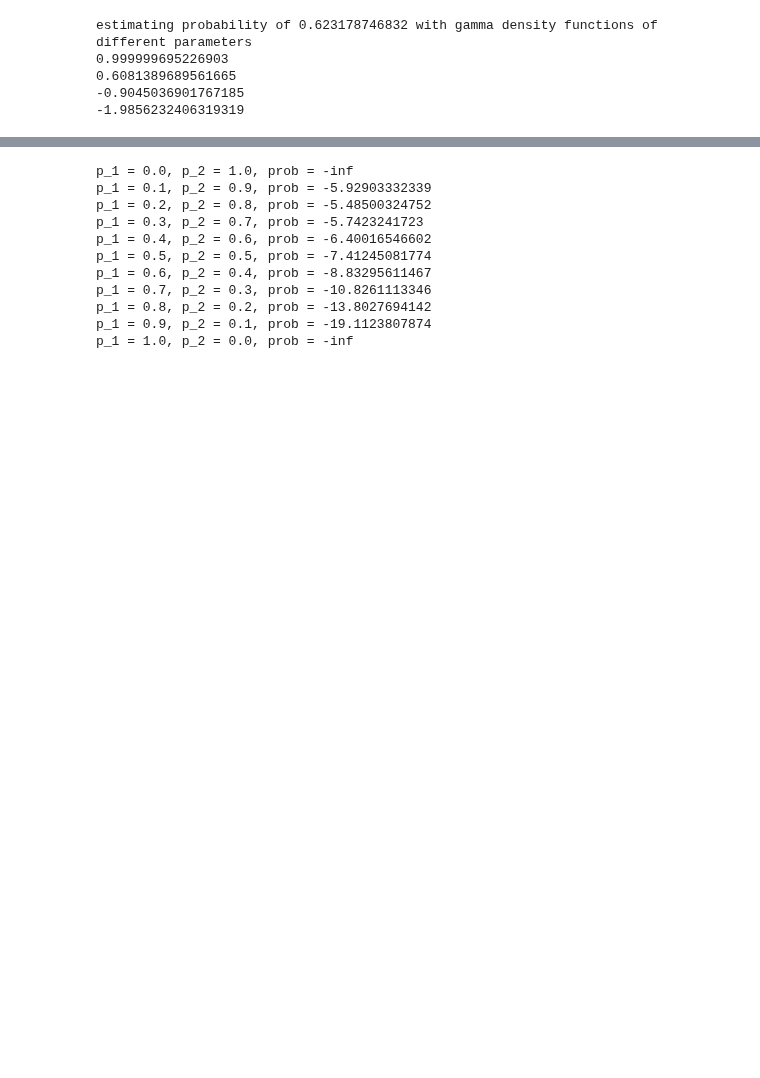
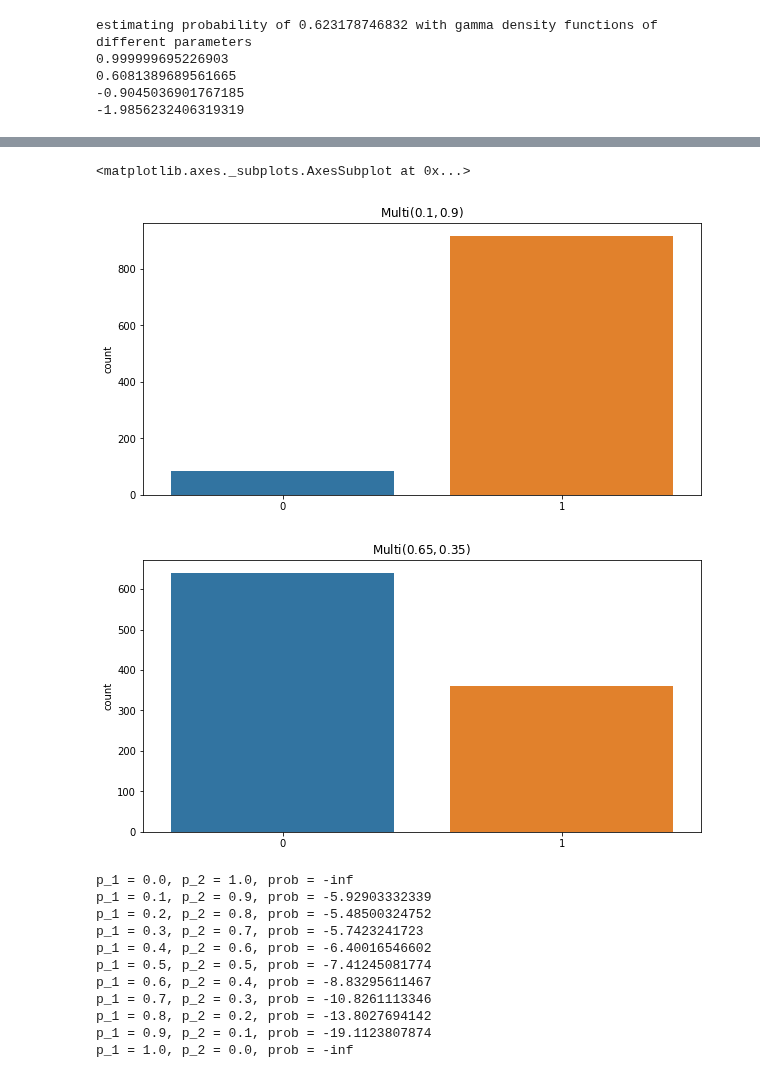
Before and after one commit to vangj/ds, a Jupyter notebook: dirichlet-multinomial-distribution.ipynb, the cells around one changed output, grey strips where cells are left out. Cells and saved outputs as stored; diff of their text form; code cells hidden in the pictures; blank space fills up the shorter version.

```diff
--- a/dirichlet-multinomial-distribution.ipynb
+++ b/dirichlet-multinomial-distribution.ipynb
@@ -177,3 +218,17 @@ k = 3, p = [0.1, 0.8, 0.1]
+# %%
+fig, ax = plt.subplots(1, 1, figsize=(10, 5))
+ax.set_title(r'$\operatorname{Multi}(0.1, 0.9)$')
+x = np.array([rmultnomial(np.array([0.1, 0.9])) for _ in range(1000)])
+sns.countplot(x)
+
+fig, ax = plt.subplots(1, 1, figsize=(10, 5))
+ax.set_title(r'$\operatorname{Multi}(0.65, 0.35)$')
+x = np.array([rmultnomial(np.array([0.65, 0.35])) for _ in range(1000)])
+sns.countplot(x)
+# %% [output]
+<matplotlib.axes._subplots.AxesSubplot at 0x...>
+[figure, added]
+[figure, added]
 # %%
 for p in np.linspace(0, 1, 11):
     q = 1.0 - p
```
Also changed, not shown: parts of 12 cells of this notebook.
